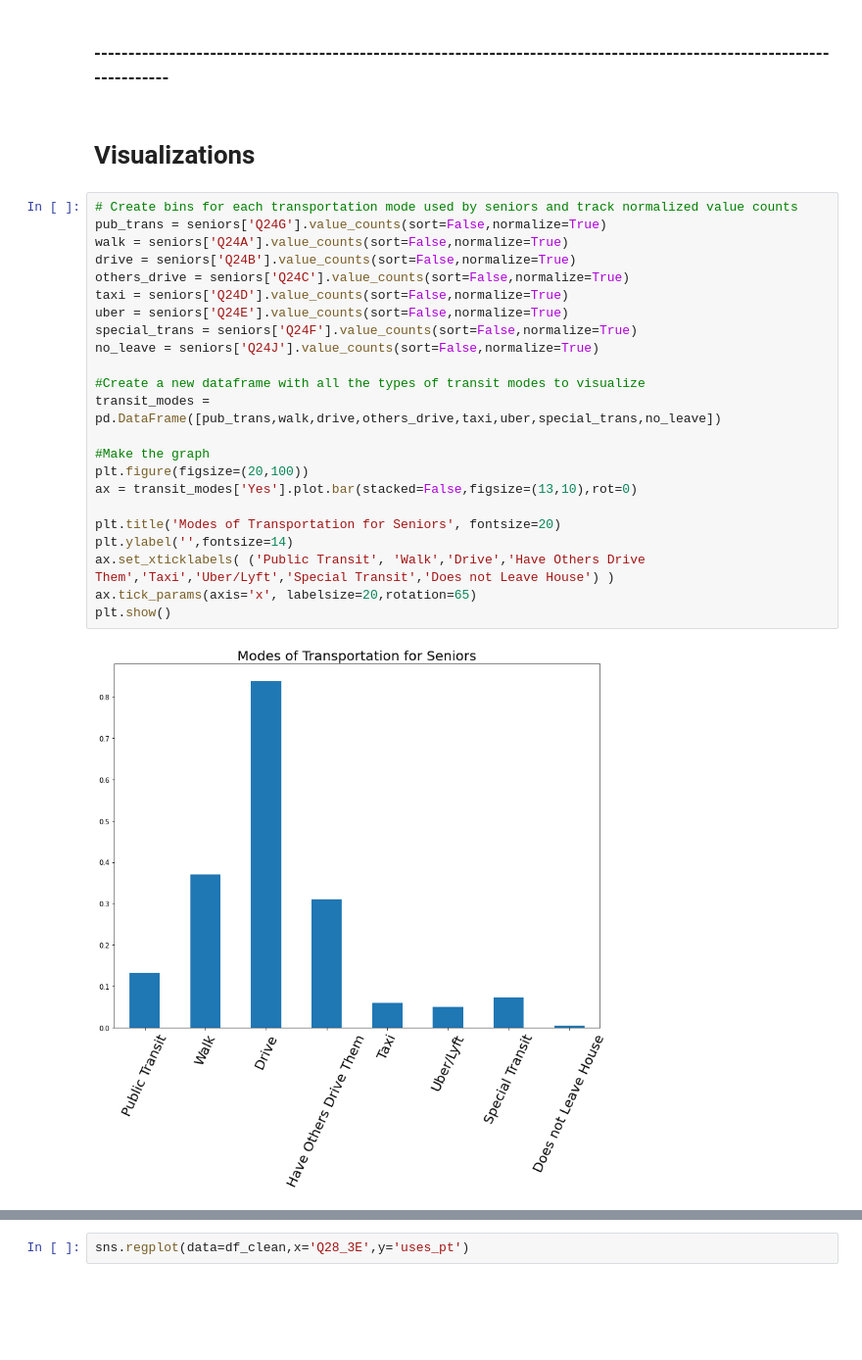
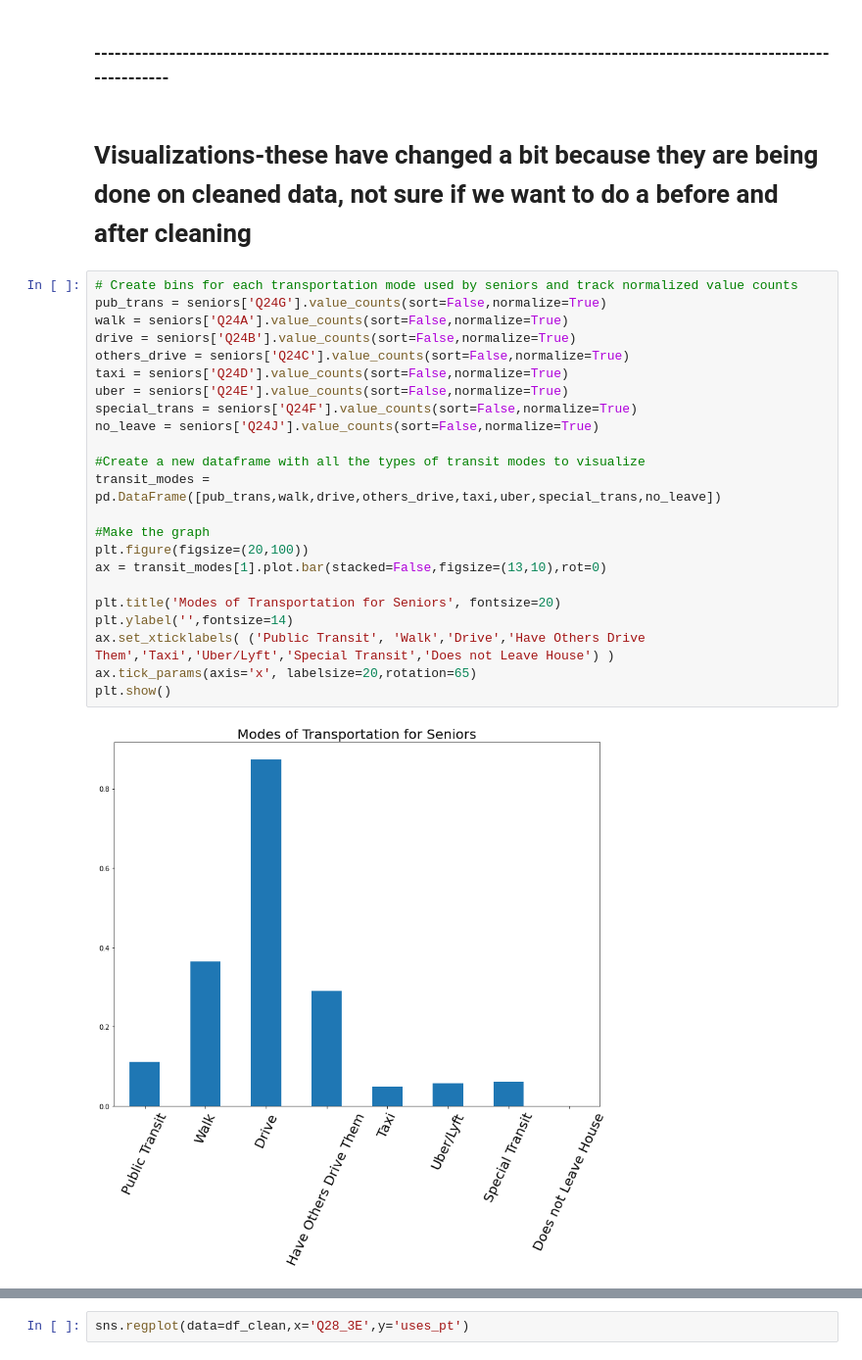
Before and after one commit to matthewasloan95/social-isolation-transportation, a Jupyter notebook: Cleaning-and-EDA.ipynb, the cells around one changed output, grey strips where cells are left out. Shown at 98% size. Cells and saved outputs as stored; diff of their text form; blank space fills up the shorter version.

```diff
--- a/Cleaning-and-EDA.ipynb
+++ b/Cleaning-and-EDA.ipynb
@@ -521,32 +518,32 @@ KeyError: '1'
 # %% [markdown]
 ### -----------------------------------------------------------------------------------------------------------------------
 # %% [markdown]
-# Visualizations
+# Visualizations-these have changed a bit because they are being done on cleaned data, not sure if we want to do a before and after cleaning
 # %%
 # Create bins for each transportation mode used by seniors and track normalized value counts
 pub_trans = seniors['Q24G'].value_counts(sort=False,normalize=True)
 walk = seniors['Q24A'].value_counts(sort=False,normalize=True)
 drive = seniors['Q24B'].value_counts(sort=False,normalize=True)
 others_drive = seniors['Q24C'].value_counts(sort=False,normalize=True)
 taxi = seniors['Q24D'].value_counts(sort=False,normalize=True)
 uber = seniors['Q24E'].value_counts(sort=False,normalize=True)
 special_trans = seniors['Q24F'].value_counts(sort=False,normalize=True)
 no_leave = seniors['Q24J'].value_counts(sort=False,normalize=True)
 
 #Create a new dataframe with all the types of transit modes to visualize
 transit_modes = pd.DataFrame([pub_trans,walk,drive,others_drive,taxi,uber,special_trans,no_leave])
 
 #Make the graph
 plt.figure(figsize=(20,100))
-ax = transit_modes['Yes'].plot.bar(stacked=False,figsize=(13,10),rot=0)
+ax = transit_modes[1].plot.bar(stacked=False,figsize=(13,10),rot=0)
 
 plt.title('Modes of Transportation for Seniors', fontsize=20)
 plt.ylabel('',fontsize=14)
 ax.set_xticklabels( ('Public Transit', 'Walk','Drive','Have Others Drive Them','Taxi','Uber/Lyft','Special Transit','Does not Leave House') )
 ax.tick_params(axis='x', labelsize=20,rotation=65)
 plt.show()
 # %% [output]
-[figure, old version]
+[figure, new version]
 # %%
 # Create bins for each importance factor to seniors and track normalized value counts
 close = seniors['Q28_3A'].value_counts(sort=True,normalize=True)
```
Also changed, not shown: parts of 24 cells of this notebook.
